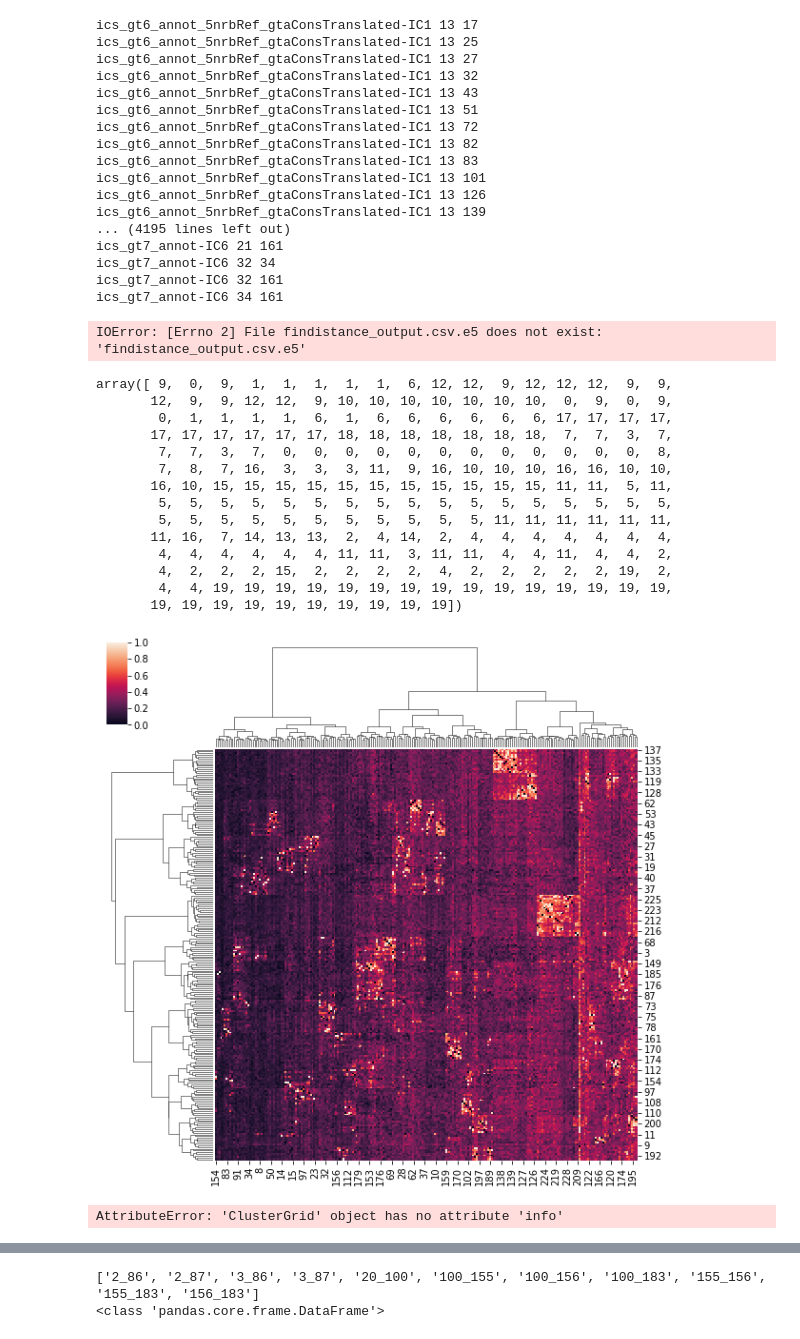
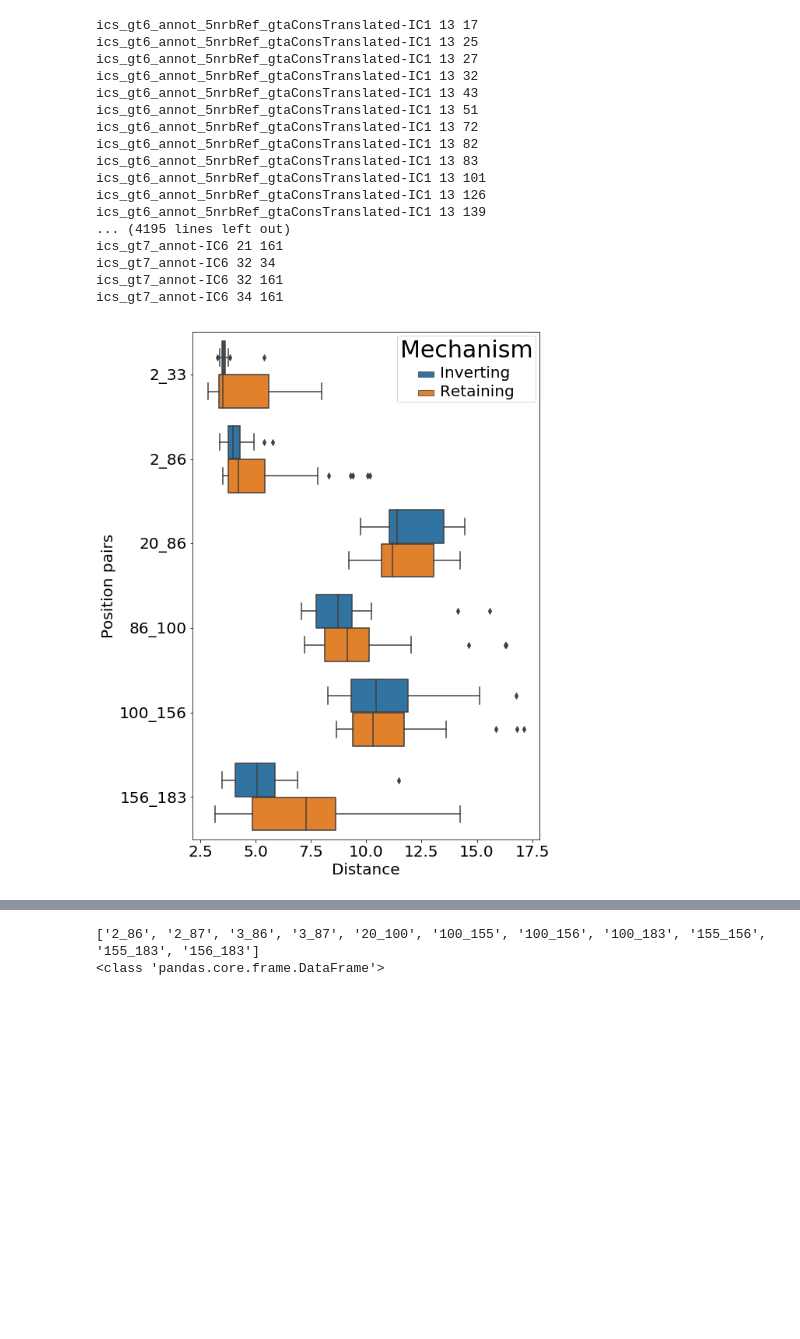
Before and after one commit to rhilt13/scripts, a Jupyter notebook: get_plots.ipynb, the cells around one changed output, grey strips where cells are left out. Drawn from its saved outputs; the diff is of its cells as text; code cells hidden in the pictures; blank space fills up the shorter version.

Commit message:
Made smaller changes to scripts. Added new script to get pdb distances between ligands and residues. Search and Replace works now for any string.

```diff
--- a/get_plots.ipynb
+++ b/get_plots.ipynb
@@ -67,9 +71,18 @@ import pandas as pd
 import matplotlib.pyplot as plt
 import seaborn as sns
 
+import matplotlib as mpl
+mpl.rc('image', cmap='jet')
+
 # 1) ####
 # Read csv file into pandas dataframe
-df = pd.read_csv('findistance_output.csv.e5')
+# df = pd.read_csv('../dist_centerOfMass/findistance_output.csv.e5')
+# df = pd.read_csv('dist_min_allgta.csv.e3')
+# df = pd.read_csv('dist_min_allgta.csv.e3.selPdb.e1')
+# df = pd.read_csv('findistance_output.csv.e6.sel_pdb')
+# df = pd.read_csv('dist_min_selPdb.csv.e2')
+# df = pd.read_csv('2dist_min_selPdb.csv.e1')
+df = pd.read_csv('3dist_min_selPdb.csv.e2')
 
 # 2) ####
 # Reshape the data to merge all the plotting columns into a single column
@@ -85,73 +98,43 @@ df=df.melt(id_vars=['Family','Mechanism','Pdb'],var_name='positions',value_name=
 # df=df.dropna()
 # print df.
 # print df.size
 
 # 4) ####
 # Initialize a figure of appropriate size
-plt.figure(figsize=(12, 20))
+plt.figure(figsize=(8,12))
 
 #### Plot the required figures ####
 
 # # Violin plot with separated groups
-sns_plot=sns.violinplot(x="distance",y="positions",hue="Mechanism",data=df,dtype = 'float')
+# sns_plot=sns.violinplot(x="distance",y="positions",hue="Mechanism",data=df,dtype = 'float')
+
+# # Boxplot
+sns_plot=sns.boxplot(x="distance",y="positions",hue="Mechanism",data=df)
+
+# # Boxenplot
+# sns_plot=sns.catplot(x="distance",y="positions",hue="Mechanism",data=df)
+
+# # Same parameters for violin and boxplots
 sns_plot.tick_params(labelsize=20)
 sns_plot.set_xlabel("Distance",fontsize=20)
 sns_plot.set_ylabel("Position pairs",fontsize=20)
 plt.setp(sns_plot.get_legend().get_texts(), fontsize='20')
 plt.setp(sns_plot.get_legend().get_title(), fontsize='30')
+
 # # Scatterplot matrix
 # sns.plot=sns.pairplot(df, hue="Mechanism", kind="scatter") # , kind="reg")
 
 # # Cat plot - Line with categorical x axis
 #sns.catplot(x="positions", y="distance", hue="Mechanism",palette={"Inverting": "g", "Retaining": "m"},markers=["^", "o"], linestyles=["-", "--"],kind="point", data=df);
 
 # # Andrew's plot
 # Select only numeric columns to plot in x-axis and the column you want to group by.
 # df1=df.iloc[:,[1,3,4,5,6,7,8,9,10,11,12]]
 # andrews_curves(df1,'Mechanism')
 
 plt.show()
+# sns_plot.show()
 fig=sns_plot.get_figure()
 fig.savefig("plot.png")
 # %% [output]
-IOError: [Errno 2] File findistance_output.csv.e5 does not exist: 'findistance_output.csv.e5'
+[figure, added]
-# %%
-# Cluster and Plot heatmap from a matrix
-
-from __future__ import division
-import pandas as pd
-import matplotlib.pyplot as plt
-import seaborn as sns
-
-# 1) ####
-# Read csv file into pandas fataframe
-df = pd.read_csv('~/GT/gta_revise13/analysis/machine_learning/dataset/mechanism_set/ccmpred/p.mat',sep='\t',header=None)
-
-clust=sns.clustermap(df,metric="euclidean",standard_scale=1,method="ward")
-
-from sklearn.cluster import AgglomerativeClustering
-
-cluster = AgglomerativeClustering(n_clusters=20, affinity='euclidean', linkage='ward')
-cluster.fit_predict(df)
-# %% [output]
-array([ 9,  0,  9,  1,  1,  1,  1,  1,  6, 12, 12,  9, 12, 12, 12,  9,  9,
-       12,  9,  9, 12, 12,  9, 10, 10, 10, 10, 10, 10, 10,  0,  9,  0,  9,
-        0,  1,  1,  1,  1,  6,  1,  6,  6,  6,  6,  6,  6, 17, 17, 17, 17,
-       17, 17, 17, 17, 17, 17, 18, 18, 18, 18, 18, 18, 18,  7,  7,  3,  7,
-        7,  7,  3,  7,  0,  0,  0,  0,  0,  0,  0,  0,  0,  0,  0,  0,  8,
-        7,  8,  7, 16,  3,  3,  3, 11,  9, 16, 10, 10, 10, 16, 16, 10, 10,
-       16, 10, 15, 15, 15, 15, 15, 15, 15, 15, 15, 15, 15, 11, 11,  5, 11,
-        5,  5,  5,  5,  5,  5,  5,  5,  5,  5,  5,  5,  5,  5,  5,  5,  5,
-        5,  5,  5,  5,  5,  5,  5,  5,  5,  5,  5, 11, 11, 11, 11, 11, 11,
-       11, 16,  7, 14, 13, 13,  2,  4, 14,  2,  4,  4,  4,  4,  4,  4,  4,
-        4,  4,  4,  4,  4,  4, 11, 11,  3, 11, 11,  4,  4, 11,  4,  4,  2,
-        4,  2,  2,  2, 15,  2,  2,  2,  2,  4,  2,  2,  2,  2,  2, 19,  2,
-        4,  4, 19, 19, 19, 19, 19, 19, 19, 19, 19, 19, 19, 19, 19, 19, 19,
-       19, 19, 19, 19, 19, 19, 19, 19, 19, 19])
-[figure, removed]
-# %%
-# df.shape
-# df.info()
-clust.info()
-# %% [output]
-AttributeError: 'ClusterGrid' object has no attribute 'info'
```
Also changed, not shown: parts of 5 cells of this notebook, 7 other files.
